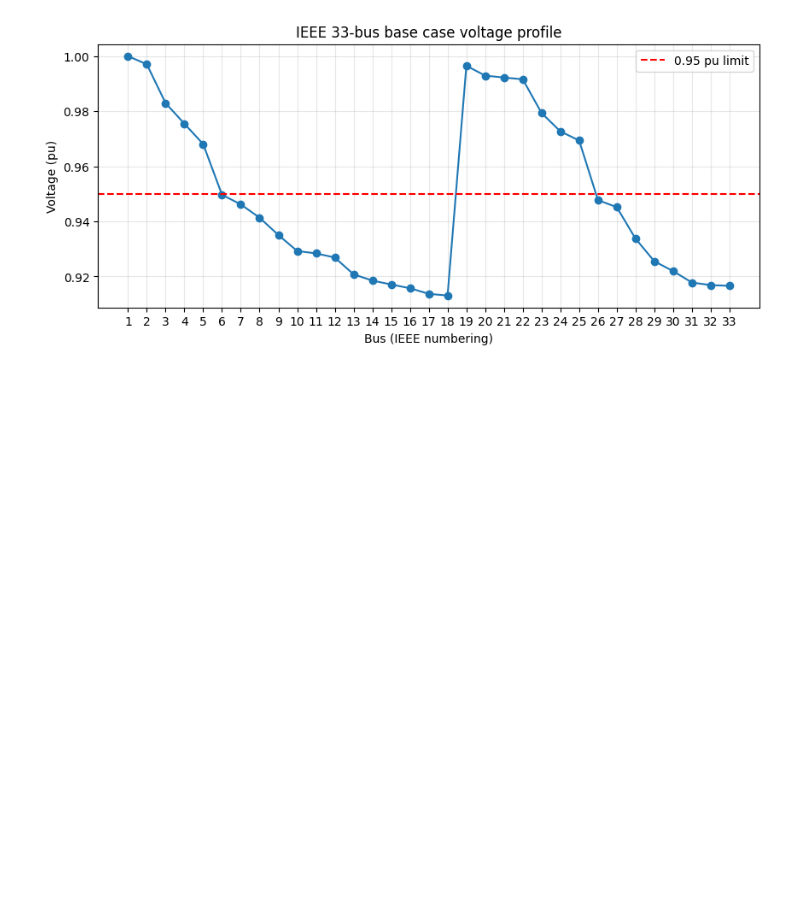
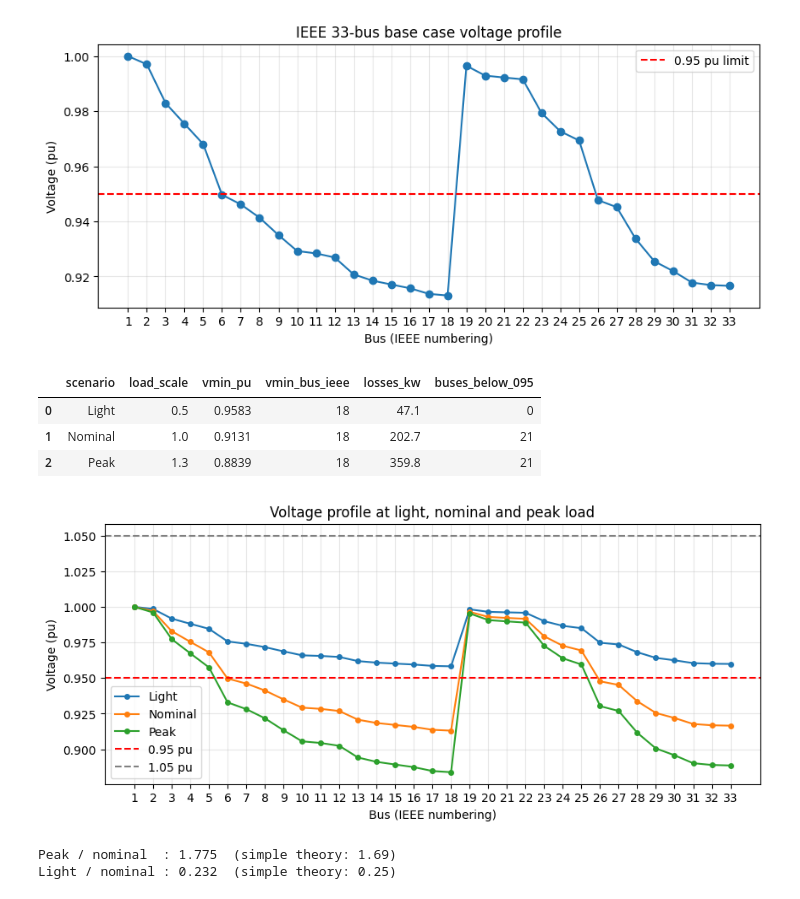
Before and after one commit to yilunge6-cyber/p6-ieee33-loadflow, a Jupyter notebook: notebooks/p6_analysis.ipynb, the cells around one changed output. Cells and saved outputs as stored; diff of their text form; code cells hidden in the pictures; blank space fills up the shorter version.

Commit message:
Day 3: loading scenarios

```diff
--- a/notebooks/p6_analysis.ipynb
+++ b/notebooks/p6_analysis.ipynb
@@ -150,3 +150,55 @@ fig.savefig("figures/voltage_base.png", dpi=200, bbox_inches="tight")
 plt.show()
 # %% [output]
 [figure]
+# %%
+def run_scenario(base_net, scale):
+    """Run a load flow with every load multiplied by `scale`.
+    Returns a summary dict and the voltage at every bus."""
+    n = copy.deepcopy(base_net)          # 1. work on a copy
+    n.load["scaling"] = scale            # 2. scale every load
+    pp.runpp(n)                          # 3. solve
+    v = n.res_bus.vm_pu                  # 4. read results
+    summary = {
+        "load_scale": scale,
+        "vmin_pu": round(v.min(), 4),
+        "vmin_bus_ieee": int(v.idxmin()) + 1,
+        "losses_kw": round(n.res_line.pl_mw.sum() * 1000, 1),
+        "buses_below_095": int((v < 0.95).sum()),
+    }
+    return summary, v
+# %%
+net = pn.case33bw()                  # clean base network
+rows, profiles = [], {}
+for name, s in [("Light", 0.5), ("Nominal", 1.0), ("Peak", 1.3)]:
+    summary, v = run_scenario(net, s)
+    rows.append({"scenario": name, **summary})
+    profiles[name] = v
+
+table2 = pd.DataFrame(rows)
+table2.to_csv("results/table2_scenarios.csv", index=False)
+table2
+# %% [output]
+|  | scenario | load_scale | vmin_pu | vmin_bus_ieee | losses_kw | buses_below_095 |
+| 0 | Light | 0.5 | 0.9583 | 18 | 47.1 | 0 |
+| 1 | Nominal | 1.0 | 0.9131 | 18 | 202.7 | 21 |
+| 2 | Peak | 1.3 | 0.8839 | 18 | 359.8 | 21 |
+# %%
+fig, ax = plt.subplots(figsize=(10, 4))
+for name, v in profiles.items():
+    ax.plot(v.index + 1, v.values, marker="o", markersize=4, label=name)
+ax.axhline(0.95, linestyle="--", color="red", label="0.95 pu")
+ax.axhline(1.05, linestyle="--", color="gray", label="1.05 pu")
+ax.set_xlabel("Bus (IEEE numbering)"); ax.set_ylabel("Voltage (pu)")
+ax.set_title("Voltage profile at light, nominal and peak load")
+ax.set_xticks(range(1, 34)); ax.grid(alpha=0.3); ax.legend()
+fig.savefig("figures/voltage_scenarios.png", dpi=200, bbox_inches="tight")
+plt.show()
+# %% [output]
+[figure, added]
+# %%
+L = table2.set_index("scenario")["losses_kw"]
+print("Peak / nominal  :", round(L["Peak"] / L["Nominal"], 3), " (simple theory: 1.69)")
+print("Light / nominal :", round(L["Light"] / L["Nominal"], 3), " (simple theory: 0.25)")
+# %% [output]
+Peak / nominal  : 1.775  (simple theory: 1.69)
+Light / nominal : 0.232  (simple theory: 0.25)
```
Also changed, not shown: parts of 1 cell of this notebook.
